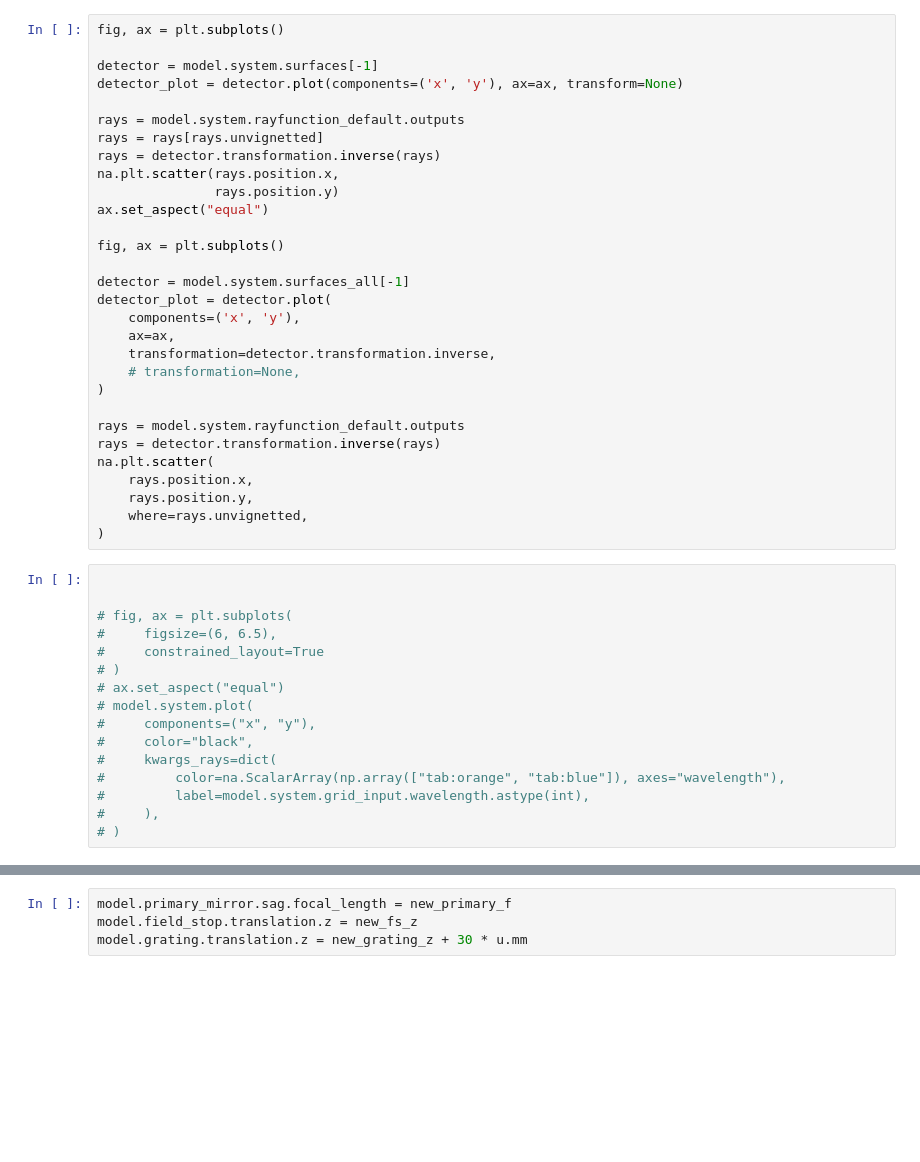
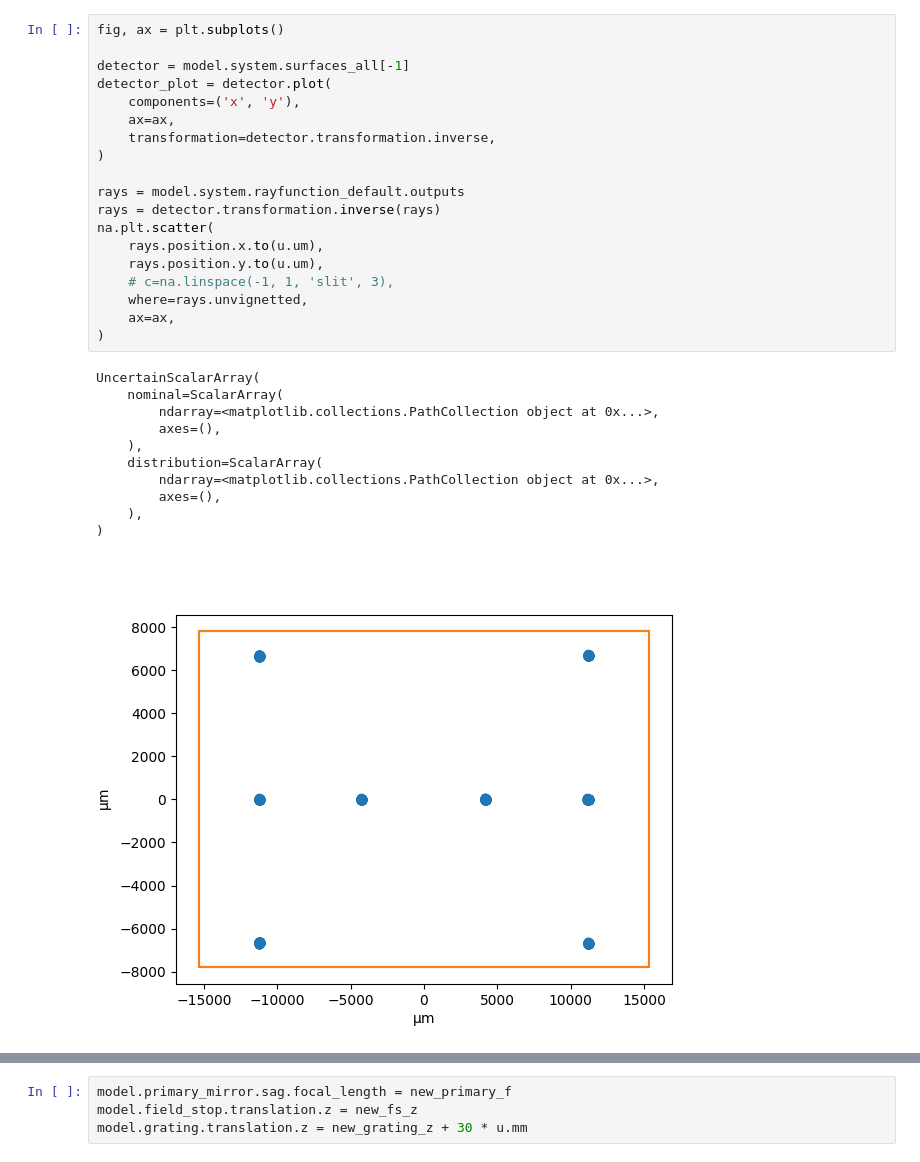
Before and after one commit to Kankelborg-Group/ESIS, a Jupyter notebook: esis/esis_ii_high_resolution_design.ipynb, the cells around one changed output, grey strips where cells are left out. Drawn from its saved outputs; the diff is of its cells as text; blank space fills up the shorter version.

```diff
--- a/esis/esis_ii_high_resolution_design.ipynb
+++ b/esis/esis_ii_high_resolution_design.ipynb
@@ -53,46 +64,31 @@ model.system.transformation
 # %%
-fig, ax = plt.subplots()
-
-detector = model.system.surfaces[-1]
-detector_plot = detector.plot(components=('x', 'y'), ax=ax, transform=None)
-
-rays = model.system.rayfunction_default.outputs
-rays = rays[rays.unvignetted]
-rays = detector.transformation.inverse(rays)
-na.plt.scatter(rays.position.x,
-               rays.position.y)
-ax.set_aspect("equal")
-
 fig, ax = plt.subplots()
 
 detector = model.system.surfaces_all[-1]
 detector_plot = detector.plot(
     components=('x', 'y'),
     ax=ax,
     transformation=detector.transformation.inverse,
-    # transformation=None,
 )
 
 rays = model.system.rayfunction_default.outputs
 rays = detector.transformation.inverse(rays)
 na.plt.scatter(
-    rays.position.x,
-    rays.position.y,
+    rays.position.x.to(u.um),
+    rays.position.y.to(u.um),
+    # c=na.linspace(-1, 1, 'slit', 3),
     where=rays.unvignetted,
+    ax=ax,
 )
+# %% [output]
+UncertainScalarArray(
+    nominal=ScalarArray(
+        ndarray=<matplotlib.collections.PathCollection object at 0x...>,
+        axes=(),
+    ),
+    distribution=ScalarArray(
+        ndarray=<matplotlib.collections.PathCollection object at 0x...>,
+        axes=(),
+    ),
+)
+[figure, added]
-# %%
-
-
-# fig, ax = plt.subplots(
-#     figsize=(6, 6.5),
-#     constrained_layout=True
-# )
-# ax.set_aspect("equal")
-# model.system.plot(
-#     components=("x", "y"),
-#     color="black",
-#     kwargs_rays=dict(
-#         color=na.ScalarArray(np.array(["tab:orange", "tab:blue"]), axes="wavelength"),
-#         label=model.system.grid_input.wavelength.astype(int),
-#     ),
-# )
```
Also changed, not shown: parts of 55 cells of this notebook, 1 other file.
